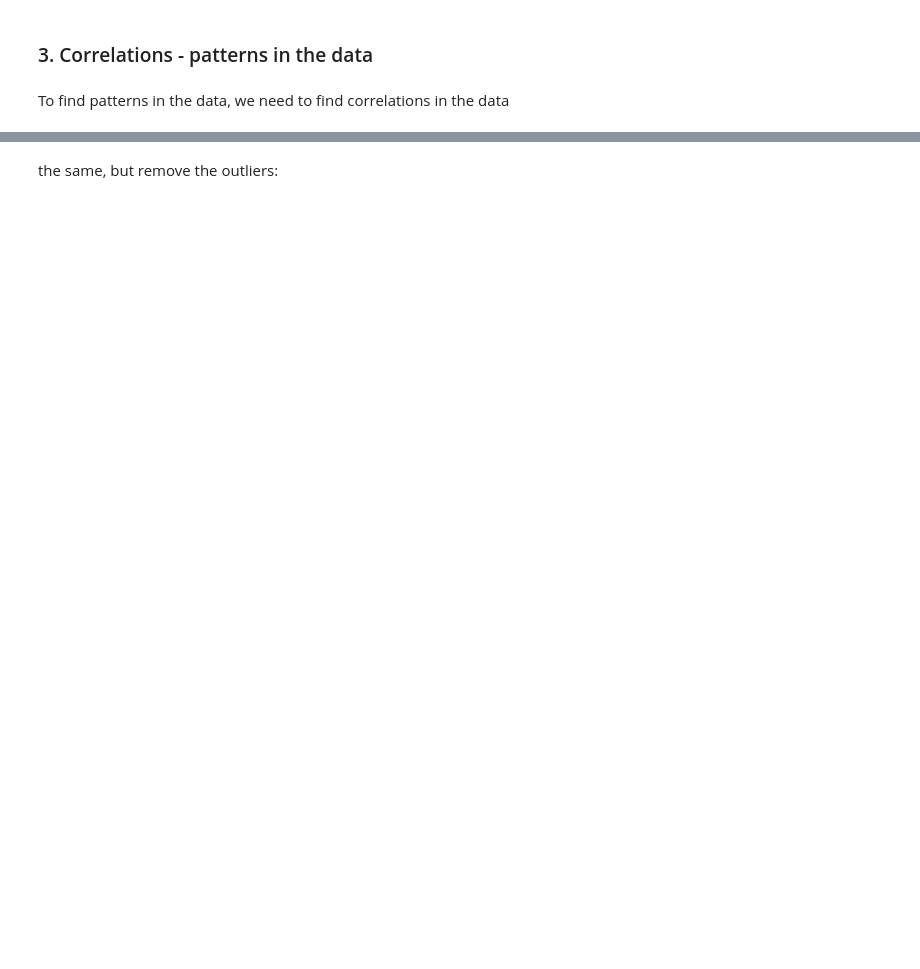
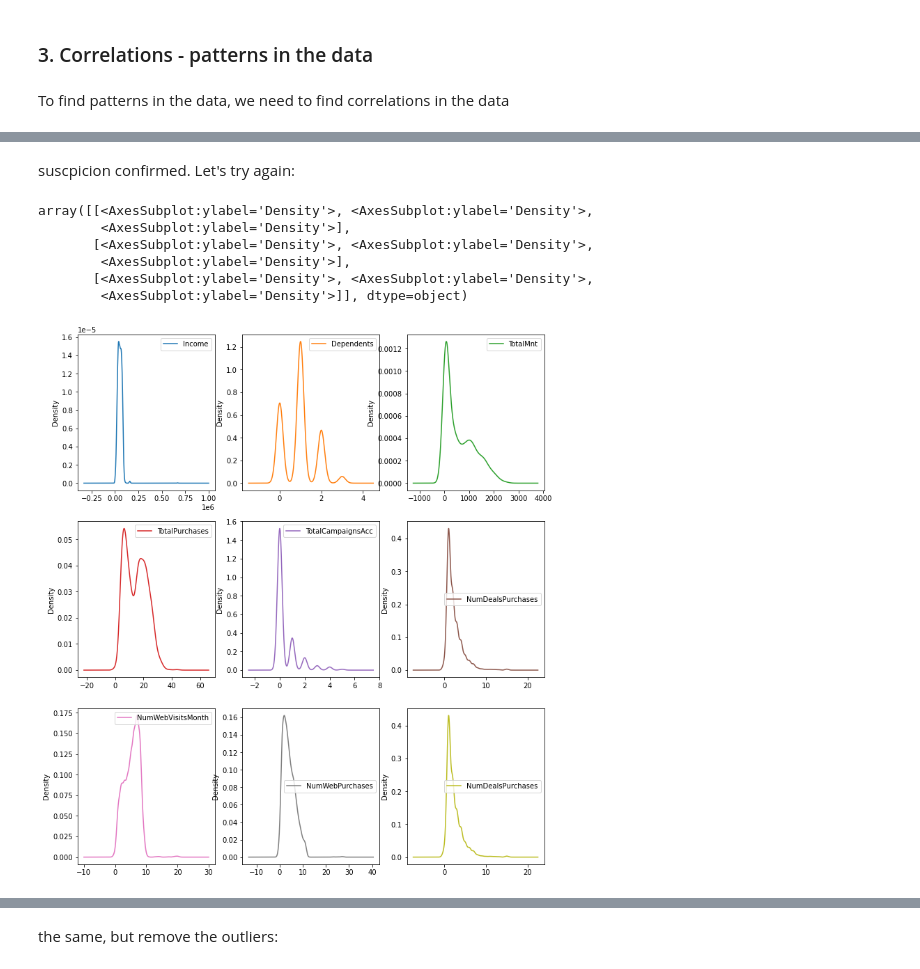
Before and after one commit to nlihin/data-analytics, a Jupyter notebook: unit6 - EDA_example.ipynb, the cells around one changed output, grey strips where cells are left out. Saved outputs shown, nothing was run; the diff lists cells and outputs as text; code cells hidden in the pictures; blank space fills up the shorter version.

```diff
--- a/unit6 - EDA_example.ipynb
+++ b/unit6 - EDA_example.ipynb
@@ -208,0 +319,12 @@ sns.clustermap(corrs, cbar_pos=(-0.05, 0.8, 0.05, 0.18), cmap='coolwarm', center
+# %% [markdown]
+suscpicion confirmed. Let's try again:
+# %%
+mrkt_df[features].plot.density(subplots=True, sharex=False, sharey=False, layout=(3, 3), figsize=(12,14))
+# %% [output]
+array([[<AxesSubplot:ylabel='Density'>, <AxesSubplot:ylabel='Density'>,
+        <AxesSubplot:ylabel='Density'>],
+       [<AxesSubplot:ylabel='Density'>, <AxesSubplot:ylabel='Density'>,
+        <AxesSubplot:ylabel='Density'>],
+       [<AxesSubplot:ylabel='Density'>, <AxesSubplot:ylabel='Density'>,
+        <AxesSubplot:ylabel='Density'>]], dtype=object)
+[figure, added]
```
Also changed, not shown: parts of 47 cells of this notebook.
